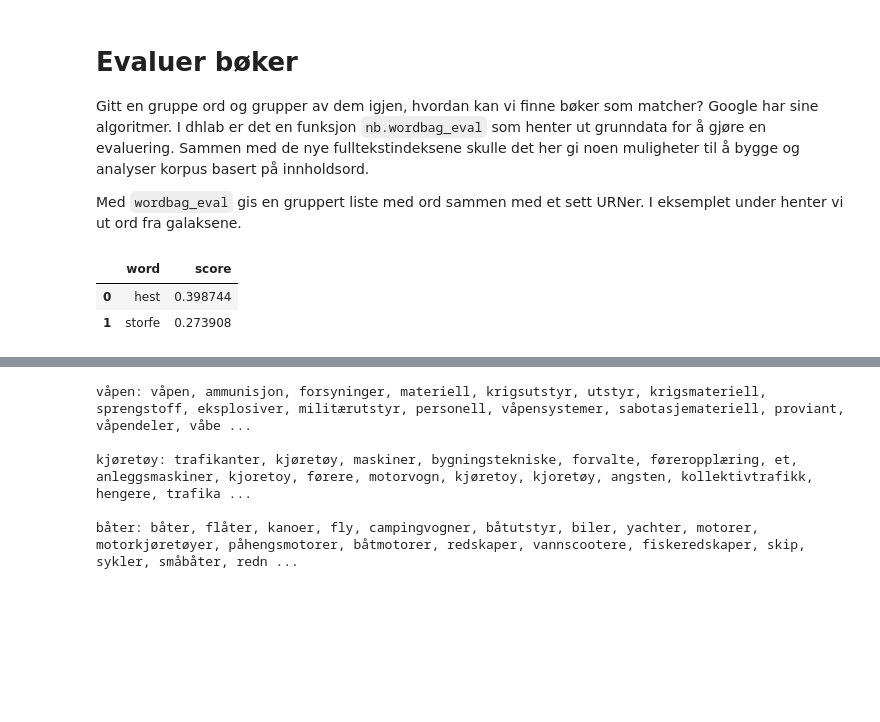
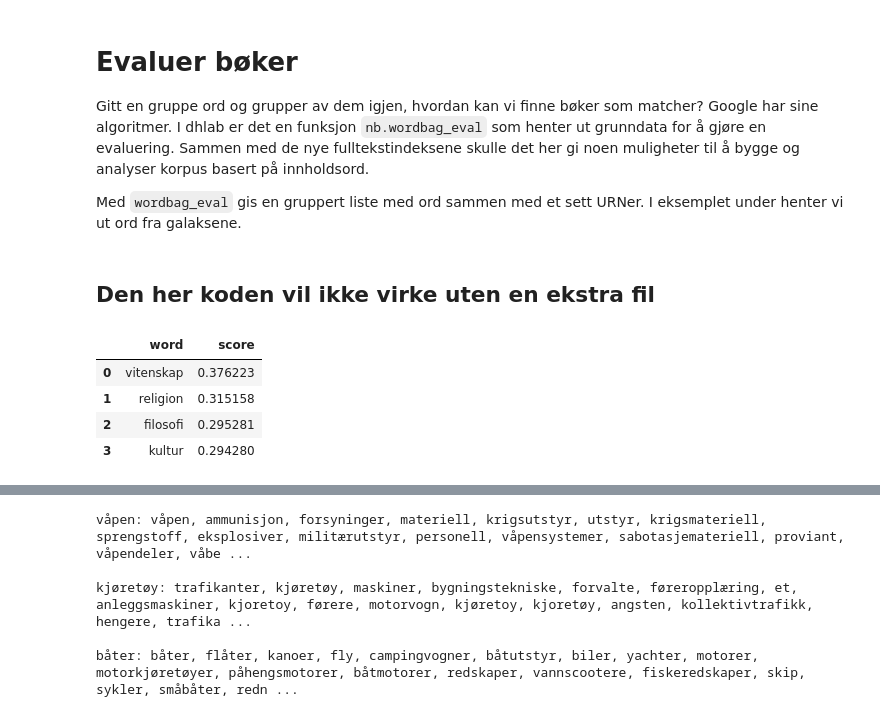
Before and after one commit to Yoonsen/Dhlab_code, a Jupyter notebook: example.ipynb, the cells around one changed output, grey strips where cells are left out. Saved outputs shown, nothing was run; the diff lists cells and outputs as text; code cells hidden in the pictures; blank space fills up the shorter version.

```diff
--- a/example.ipynb
+++ b/example.ipynb
@@ -11,9 +11,13 @@ import dhlab.graph_networkx_louvain as gnl
 # %%
 import words_and_graphs as wg
 import numpy as np
+# %% [markdown]
+## Den her koden vil ikke virke uten en ekstra fil
 # %%
-wg.relaterte_ord('hest', number=2)
+wg.relaterte_ord('vitenskap', number=4)
 # %% [output]
 |  | word | score |
-| 0 | hest | 0.398744 |
-| 1 | storfe | 0.273908 |
+| 0 | vitenskap | 0.376223 |
+| 1 | religion | 0.315158 |
+| 2 | filosofi | 0.295281 |
+| 3 | kultur | 0.294280 |
```
Also changed, not shown: parts of 17 cells of this notebook, 3 other files.
